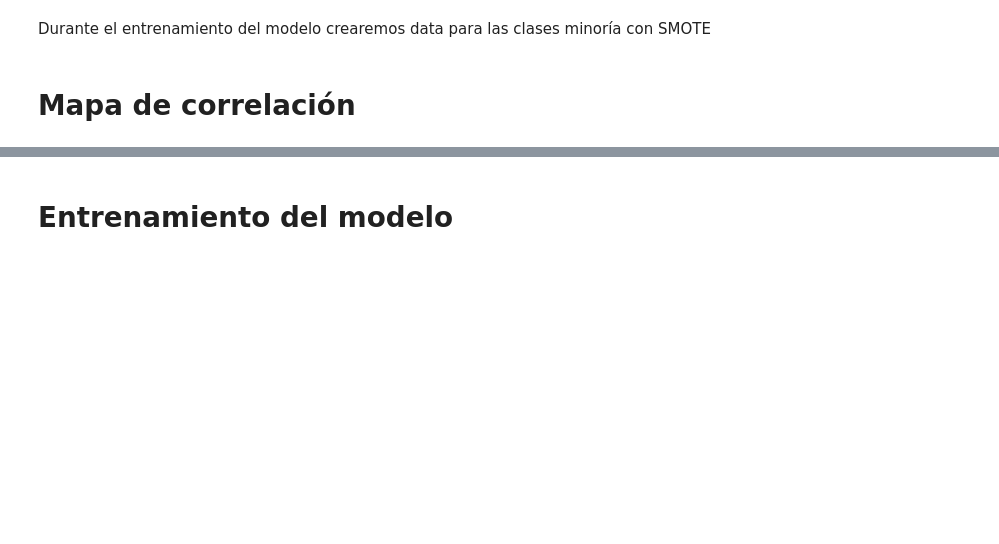
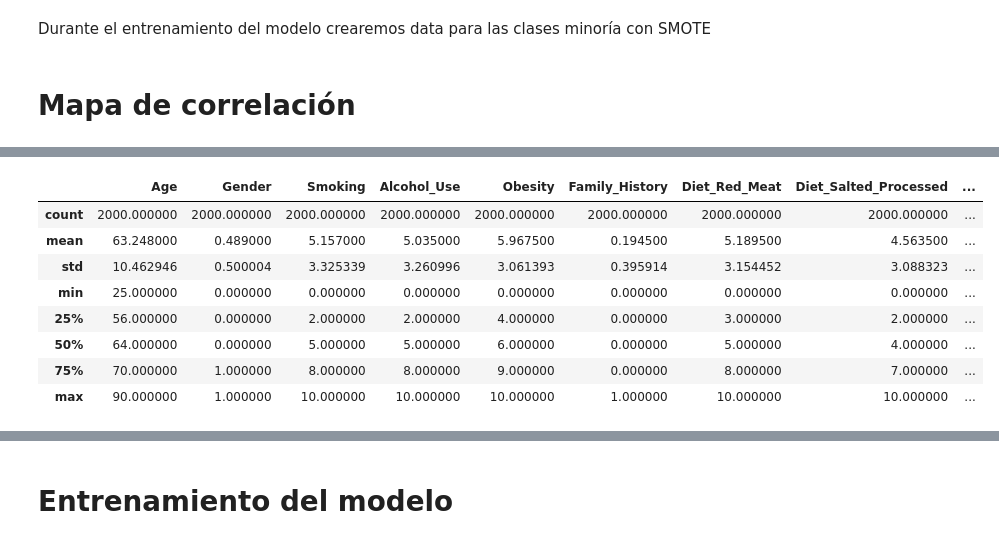
Before and after one commit to Amolihua/ML3037-GRUPO4-ALDIMI, a Jupyter notebook: test_dataset_risk.ipynb, the cells around one changed output, grey strips where cells are left out. Drawn from its saved outputs; the diff is of its cells as text; code cells hidden in the pictures; blank space fills up the shorter version.

```diff
--- a/test_dataset_risk.ipynb
+++ b/test_dataset_risk.ipynb
@@ -63,0 +69,12 @@ sns.heatmap(df.select_dtypes(["int64", "float64"]).corr())
+# %%
+df.select_dtypes(["int64", "float64"]).describe()
+# %% [output]
+|  | Age | Gender | Smoking | Alcohol_Use | Obesity | Family_History | Diet_Red_Meat | Diet_Salted_Processed | ... |
+| count | 2000.000000 | 2000.000000 | 2000.000000 | 2000.000000 | 2000.000000 | 2000.000000 | 2000.000000 | 2000.000000 | ... |
+| mean | 63.248000 | 0.489000 | 5.157000 | 5.035000 | 5.967500 | 0.194500 | 5.189500 | 4.563500 | ... |
+| std | 10.462946 | 0.500004 | 3.325339 | 3.260996 | 3.061393 | 0.395914 | 3.154452 | 3.088323 | ... |
+| min | 25.000000 | 0.000000 | 0.000000 | 0.000000 | 0.000000 | 0.000000 | 0.000000 | 0.000000 | ... |
+| 25% | 56.000000 | 0.000000 | 2.000000 | 2.000000 | 4.000000 | 0.000000 | 3.000000 | 2.000000 | ... |
+| 50% | 64.000000 | 0.000000 | 5.000000 | 5.000000 | 6.000000 | 0.000000 | 5.000000 | 4.000000 | ... |
+| 75% | 70.000000 | 1.000000 | 8.000000 | 8.000000 | 9.000000 | 0.000000 | 8.000000 | 7.000000 | ... |
+| max | 90.000000 | 1.000000 | 10.000000 | 10.000000 | 10.000000 | 1.000000 | 10.000000 | 10.000000 | ... |
```
Also changed, not shown: parts of 3 cells of this notebook, 1 other file.
